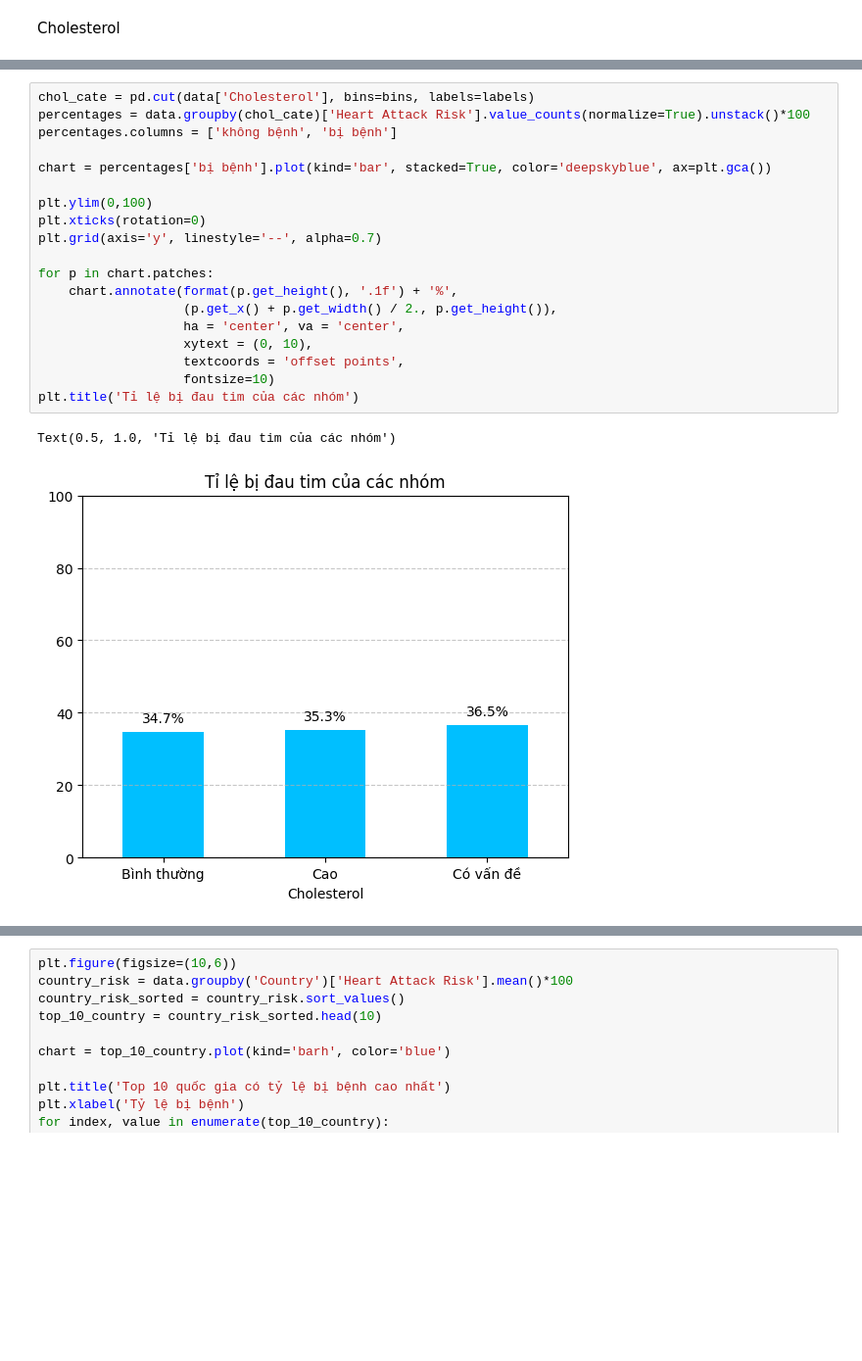
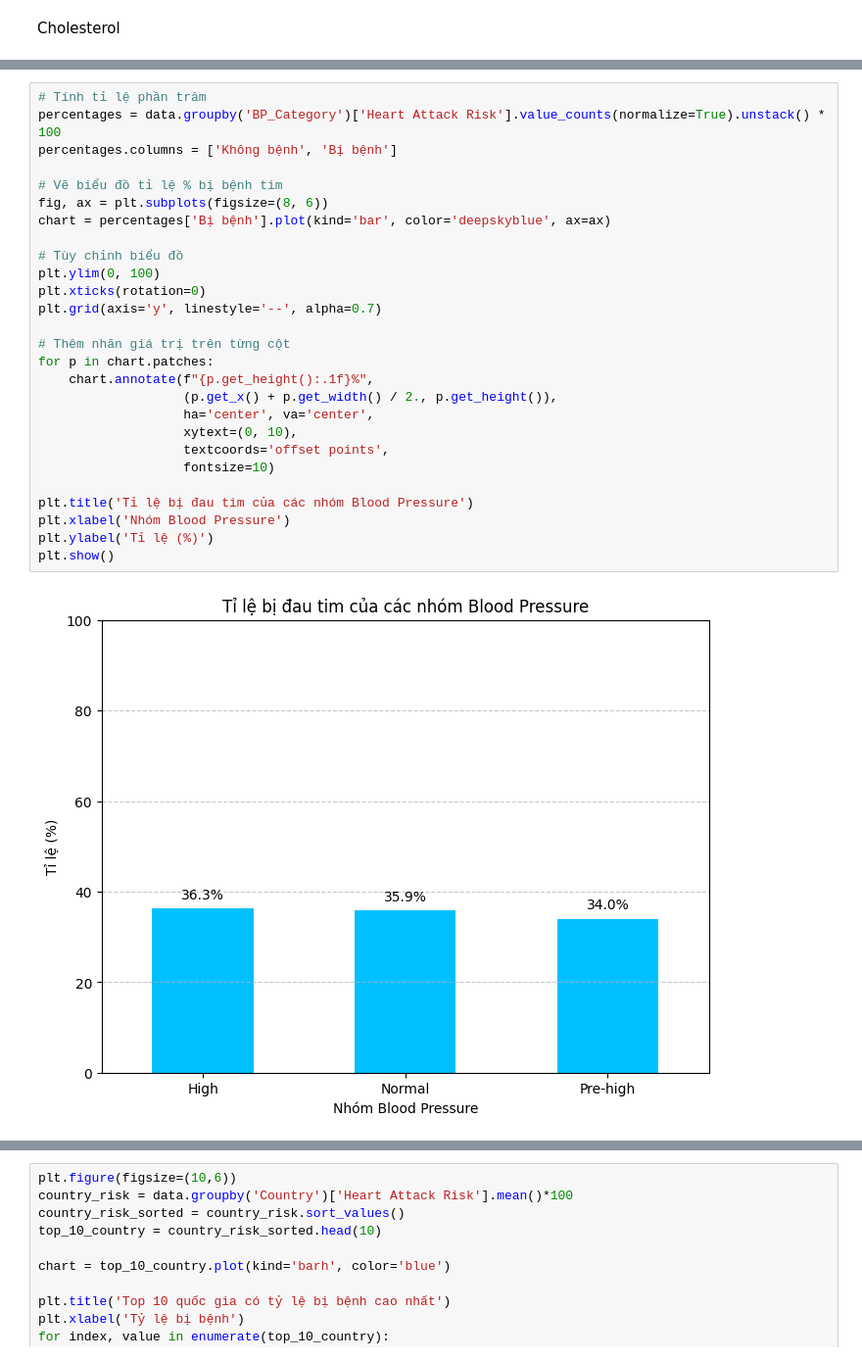
Before and after one commit to thangtrandoan/DataProcessing-Project, a Jupyter notebook: test.ipynb, the cells around one changed output, grey strips where cells are left out. Shown at 98% size. Drawn from its saved outputs; the diff is of its cells as text; blank space fills up the shorter version.

```diff
--- a/test.ipynb
+++ b/test.ipynb
@@ -392,22 +643,29 @@ plt.show()
 # %%
-chol_cate = pd.cut(data['Cholesterol'], bins=bins, labels=labels)
-percentages = data.groupby(chol_cate)['Heart Attack Risk'].value_counts(normalize=True).unstack()*100
-percentages.columns = ['không bệnh', 'bị bệnh']
+# Tính tỉ lệ phần trăm
+percentages = data.groupby('BP_Category')['Heart Attack Risk'].value_counts(normalize=True).unstack() * 100
+percentages.columns = ['Không bệnh', 'Bị bệnh']
 
-chart = percentages['bị bệnh'].plot(kind='bar', stacked=True, color='deepskyblue', ax=plt.gca())
+# Vẽ biểu đồ tỉ lệ % bị bệnh tim
+fig, ax = plt.subplots(figsize=(8, 6))
+chart = percentages['Bị bệnh'].plot(kind='bar', color='deepskyblue', ax=ax)
 
-plt.ylim(0,100)
+# Tùy chỉnh biểu đồ
+plt.ylim(0, 100)
 plt.xticks(rotation=0)
 plt.grid(axis='y', linestyle='--', alpha=0.7)
 
+# Thêm nhãn giá trị trên từng cột
 for p in chart.patches:
-    chart.annotate(format(p.get_height(), '.1f') + '%',
+    chart.annotate(f"{p.get_height():.1f}%",
                    (p.get_x() + p.get_width() / 2., p.get_height()),
-                   ha = 'center', va = 'center',
-                   xytext = (0, 10),
-                   textcoords = 'offset points',
+                   ha='center', va='center',
+                   xytext=(0, 10),
+                   textcoords='offset points',
                    fontsize=10)
-plt.title('Tỉ lệ bị đau tim của các nhóm')
+
+plt.title('Tỉ lệ bị đau tim của các nhóm Blood Pressure')
+plt.xlabel('Nhóm Blood Pressure')
+plt.ylabel('Tỉ lệ (%)')
+plt.show()
 # %% [output]
-Text(0.5, 1.0, 'Tỉ lệ bị đau tim của các nhóm')
-[figure, old version]
+[figure, new version]
```
Also changed, not shown: parts of 25 cells of this notebook.
